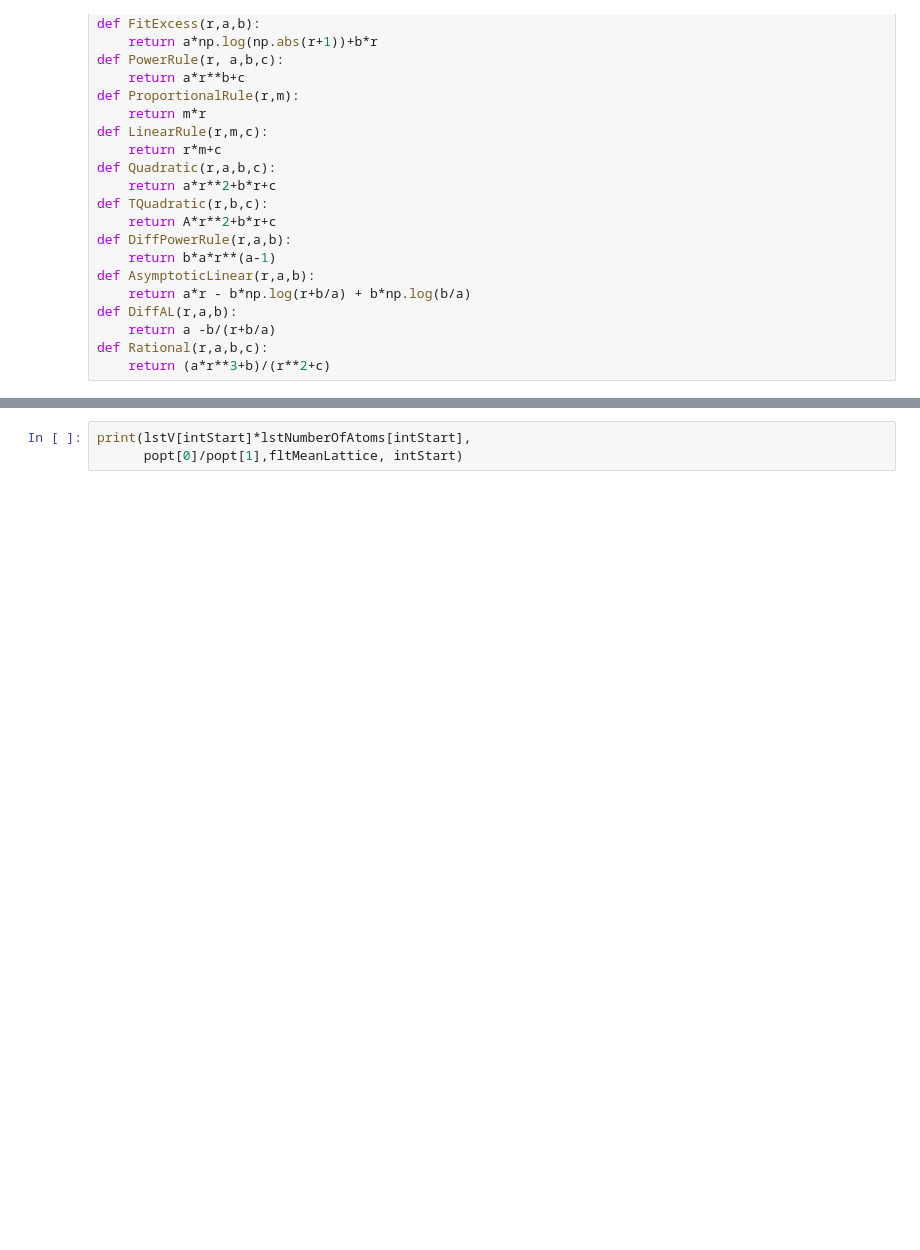
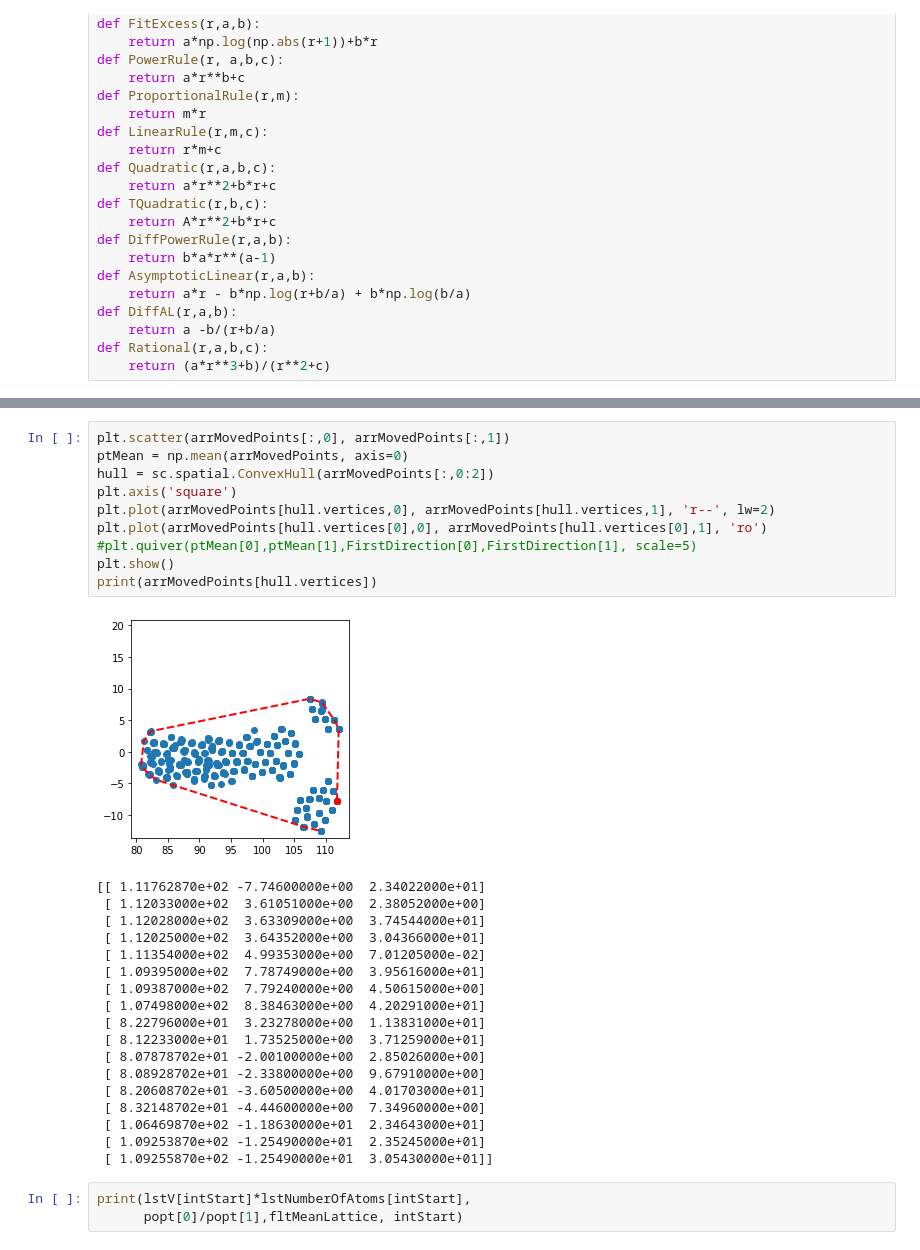
Before and after one commit to PaulTwine/TripleLines.github.io, a Jupyter notebook: TripleLine Fitting.ipynb, the cells around one changed output, grey strips where cells are left out. Saved outputs shown, nothing was run; the diff lists cells and outputs as text; blank space fills up the shorter version.

```diff
--- a/TripleLine Fitting.ipynb
+++ b/TripleLine Fitting.ipynb
@@ -133,3 +129,32 @@ print(popt, fltMeanLattice)
+# %%
+plt.scatter(arrMovedPoints[:,0], arrMovedPoints[:,1])
+ptMean = np.mean(arrMovedPoints, axis=0)
+hull = sc.spatial.ConvexHull(arrMovedPoints[:,0:2])
+plt.axis('square')
+plt.plot(arrMovedPoints[hull.vertices,0], arrMovedPoints[hull.vertices,1], 'r--', lw=2)
+plt.plot(arrMovedPoints[hull.vertices[0],0], arrMovedPoints[hull.vertices[0],1], 'ro')
+#plt.quiver(ptMean[0],ptMean[1],FirstDirection[0],FirstDirection[1], scale=5)
+plt.show()
+print(arrMovedPoints[hull.vertices])
+# %% [output]
+[figure, added]
+[[ 1.11762870e+02 -7.74600000e+00  2.34022000e+01]
+ [ 1.12033000e+02  3.61051000e+00  2.38052000e+00]
+ [ 1.12028000e+02  3.63309000e+00  3.74544000e+01]
+ [ 1.12025000e+02  3.64352000e+00  3.04366000e+01]
+ [ 1.11354000e+02  4.99353000e+00  7.01205000e-02]
+ [ 1.09395000e+02  7.78749000e+00  3.95616000e+01]
+ [ 1.09387000e+02  7.79240000e+00  4.50615000e+00]
+ [ 1.07498000e+02  8.38463000e+00  4.20291000e+01]
+ [ 8.22796000e+01  3.23278000e+00  1.13831000e+01]
+ [ 8.12233000e+01  1.73525000e+00  3.71259000e+01]
+ [ 8.07878702e+01 -2.00100000e+00  2.85026000e+00]
+ [ 8.08928702e+01 -2.33800000e+00  9.67910000e+00]
+ [ 8.20608702e+01 -3.60500000e+00  4.01703000e+01]
+ [ 8.32148702e+01 -4.44600000e+00  7.34960000e+00]
+ [ 1.06469870e+02 -1.18630000e+01  2.34643000e+01]
+ [ 1.09253870e+02 -1.25490000e+01  2.35245000e+01]
+ [ 1.09255870e+02 -1.25490000e+01  3.05430000e+01]]
 # %%
 print(lstV[intStart]*lstNumberOfAtoms[intStart],
       popt[0]/popt[1],fltMeanLattice, intStart)
```
Also changed, not shown: parts of 3 cells of this notebook, 3 other files.
